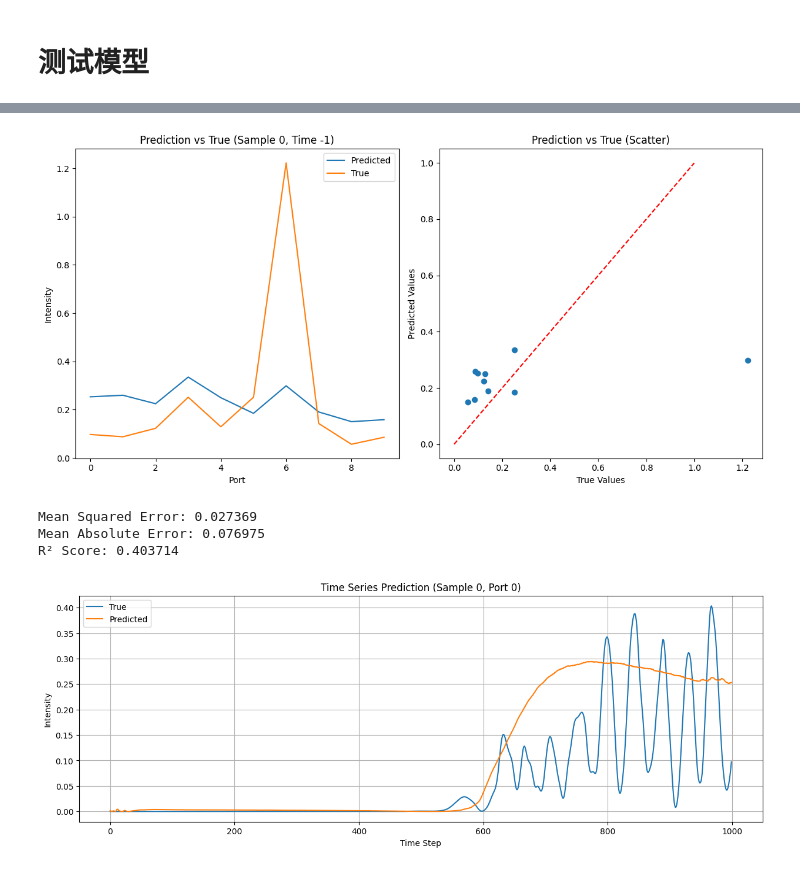
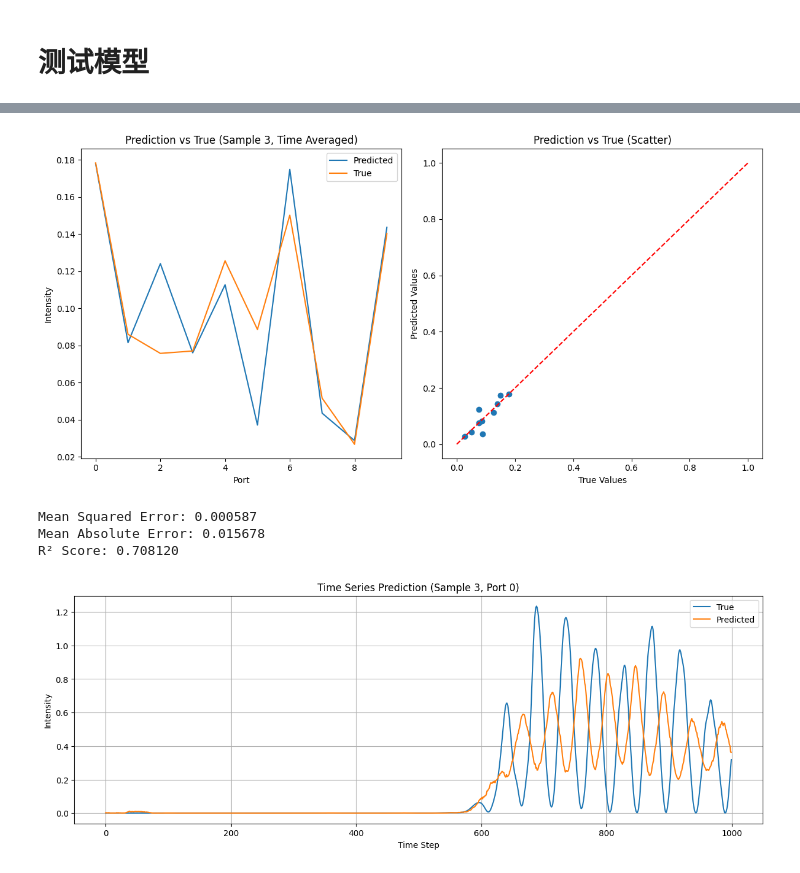
Before and after one commit to xincy22/pyDistilledFDTD, a Jupyter notebook: train & test.ipynb, the cells around one changed output, grey strips where cells are left out. Saved outputs shown, nothing was run; the diff lists cells and outputs as text; code cells hidden in the pictures.

```diff
--- a/train & test.ipynb
+++ b/train & test.ipynb
@@ -196,7 +200,7 @@ with torch.enable_grad():
             optimizer.step()
             epoch_loss += loss.item()
             progress_bar.update(1)
-            progress_bar.set_description(f"Batch Loss: {loss.item():.6f}   " + last_epoch_loss)
+            progress_bar.set_description(f"Batch Loss: {loss.item():.6f}   " + last_epoch_loss + "   " + f"min_epoch_loss: {min_epoch_loss}")
 
         last_epoch_loss = f"Epoch {epoch+1}/{num_epochs} Loss: {epoch_loss/len(train_loader):.6f}"
 
@@ -256,55 +262,56 @@ all_labels = torch.cat(all_labels, dim=0).numpy()
 # 绘制预测结果与真实值的对比
 plt.figure(figsize=(12, 6))
 
-# 选择一个样本和时间点进行可视化
-sample_idx = 0  # 可以改变这个索引来查看不同的样本
-time_step = -1  # -1表示最后一个时间步
+# 选择一个样本,并对时间维度取平均
+sample_idx = 3  # 可以改变这个索引来查看不同的样本
+preds_mean = np.mean(all_preds[sample_idx], axis=0)  # 对时间维度取平均
+labels_mean = np.mean(all_labels[sample_idx], axis=0)  # 对时间维度取平均
 
 # 绘制预测值和真实值的对比
 plt.subplot(1, 2, 1)
-plt.plot(all_preds[sample_idx, time_step], label='Predicted')
-plt.plot(all_labels[sample_idx, time_step], label='True')
-plt.title(f'Prediction vs True (Sample {sample_idx}, Time {time_step})')
+plt.plot(preds_mean, label='Predicted')
+plt.plot(labels_mean, label='True')
+plt.title(f'Prediction vs True (Sample {sample_idx}, Time Averaged)')
 plt.xlabel('Port')
 plt.ylabel('Intensity')
 plt.legend()
 
 # 绘制散点图
 plt.subplot(1, 2, 2)
-plt.scatter(all_labels[sample_idx, time_step], all_preds[sample_idx, time_step])
+plt.scatter(labels_mean, preds_mean)
 plt.plot([0, 1], [0, 1], 'r--')  # 理想的对角线
 plt.title('Prediction vs True (Scatter)')
 plt.xlabel('True Values')
 plt.ylabel('Predicted Values')
 
 plt.tight_layout()
 plt.show()
 
-# 计算一些统计指标
-mse = np.mean((all_preds - all_labels) ** 2)
-mae = np.mean(np.abs(all_preds - all_labels))
-r2 = 1 - np.sum((all_preds - all_labels) ** 2) / np.sum((all_labels - np.mean(all_labels)) ** 2)
+# 计算一些统计指标 (使用时间平均后的数据)
+mse = np.mean((preds_mean - labels_mean) ** 2)
+mae = np.mean(np.abs(preds_mean - labels_mean))
+r2 = 1 - np.sum((preds_mean - labels_mean) ** 2) / np.sum((labels_mean - np.mean(labels_mean)) ** 2)
 
 print(f"Mean Squared Error: {mse:.6f}")
 print(f"Mean Absolute Error: {mae:.6f}")
 print(f"R² Score: {r2:.6f}")
 
 # 可视化时序预测
 plt.figure(figsize=(15, 5))
 time_steps = np.arange(all_preds.shape[1])
 port_idx = 0  # 可以改变这个索引来查看不同端口的预测
 
 plt.plot(time_steps, all_labels[sample_idx, :, port_idx], label='True')
 plt.plot(time_steps, all_preds[sample_idx, :, port_idx], label='Predicted')
 plt.title(f'Time Series Prediction (Sample {sample_idx}, Port {port_idx})')
 plt.xlabel('Time Step')
 plt.ylabel('Intensity')
 plt.legend()
 plt.grid(True)
 plt.show()
 # %% [output]
-[figure, old version]
+[figure, new version]
-Mean Squared Error: 0.027369
-Mean Absolute Error: 0.076975
-R² Score: 0.403714
+Mean Squared Error: 0.000587
+Mean Absolute Error: 0.015678
+R² Score: 0.708120
-[figure, old version]
+[figure, new version]
```
Also changed, not shown: parts of 6 cells of this notebook, 2 other files.
